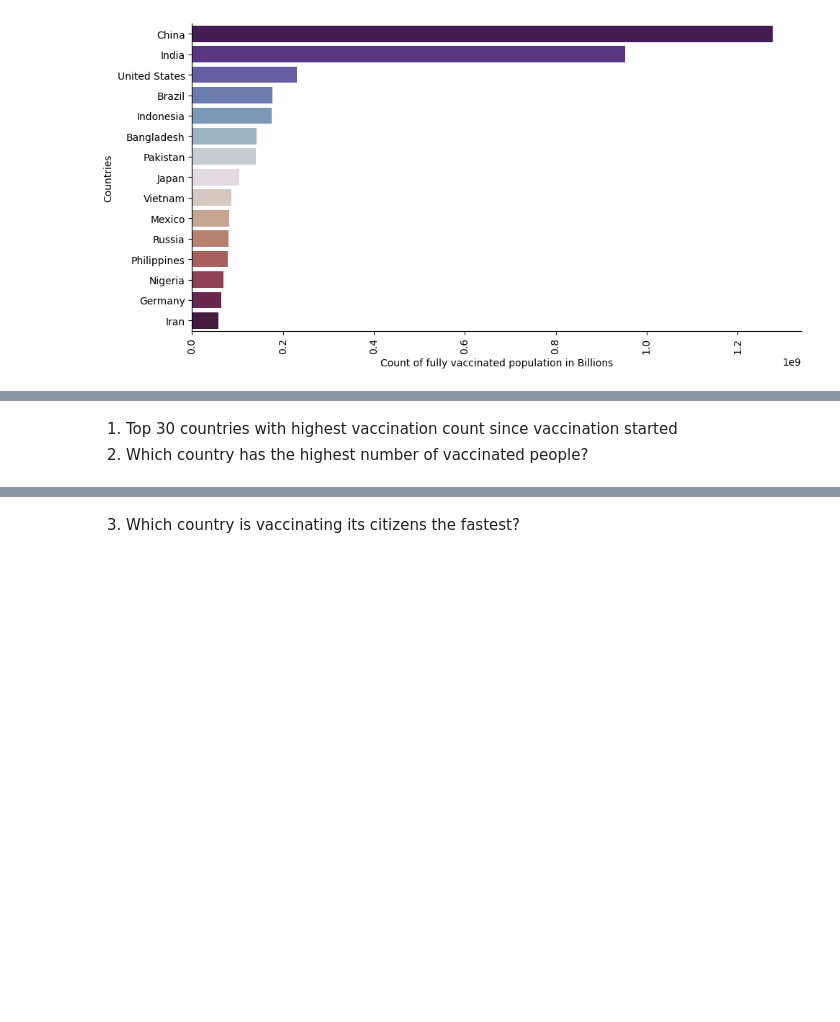
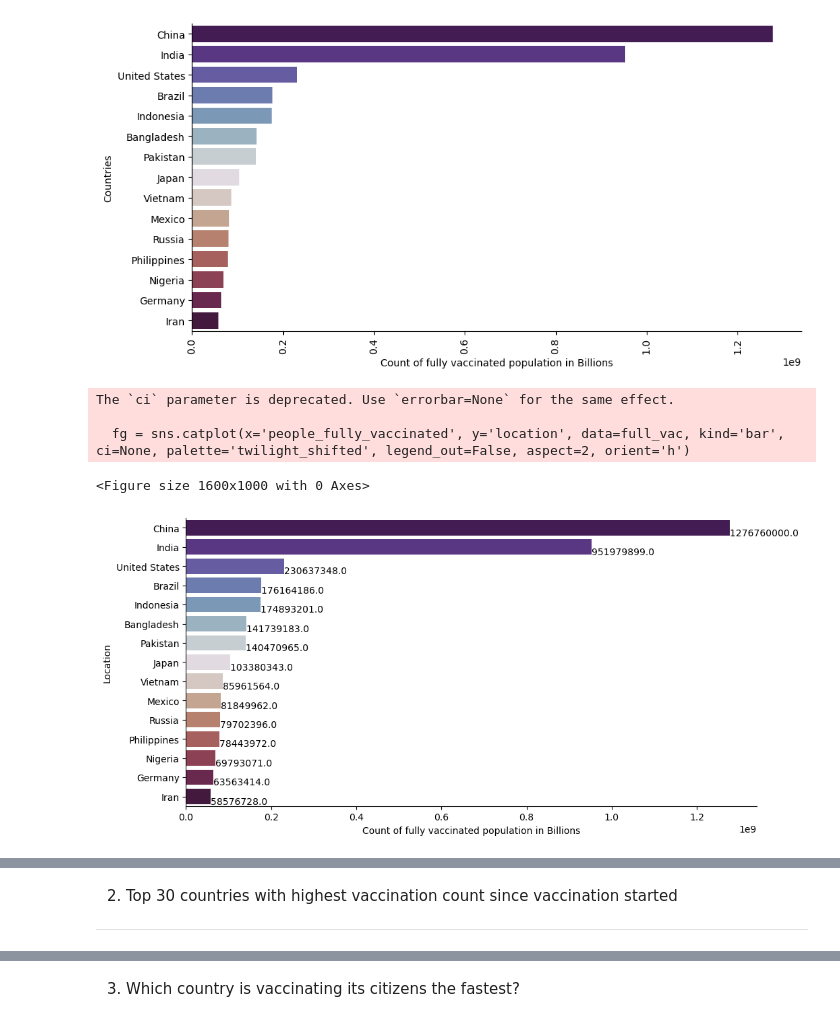
Before and after one commit to lewah/mangosplit, a Jupyter notebook: COVID-19/step3.ipynb, the cells around one changed output, grey strips where cells are left out. Cells and saved outputs as stored; diff of their text form; code cells hidden in the pictures; blank space fills up the shorter version.

Commit message:
visualisation

```diff
--- a/COVID-19/step3.ipynb
+++ b/COVID-19/step3.ipynb
@@ -66,6 +67,30 @@ The `ci` parameter is deprecated. Use `errorbar=None` for the same effect.
 
   sns.catplot(x='people_fully_vaccinated', y='location', data=full_vac, kind='bar', ci=None, palette='twilight_shifted', legend_out=False, aspect=2, orient='h')
 [figure]
+# %%
+plt.figure(figsize=(16,10))
+
+fg = sns.catplot(x='people_fully_vaccinated', y='location', data=full_vac, kind='bar', ci=None, palette='twilight_shifted', legend_out=False, aspect=2, orient='h')
+plt.xlabel('Count of fully vaccinated population in Billions')
+plt.ylabel('Location')
+
+# Iterate through each Axes in the FacetGrid
+for ax in fg.axes.flat:
+    for patch in ax.patches:
+        width = patch.get_width()
+        height = patch.get_height()
+        x = patch.get_x()
+        y = patch.get_y()
+
+        plt.text(width + x, height + y, '{:.1f} '.format(width))
+
+plt.show()
+# %% [output]
+The `ci` parameter is deprecated. Use `errorbar=None` for the same effect.
+
+  fg = sns.catplot(x='people_fully_vaccinated', y='location', data=full_vac, kind='bar', ci=None, palette='twilight_shifted', legend_out=False, aspect=2, orient='h')
+<Figure size 1600x1000 with 0 Axes>
+[figure, added]
 # %%
 # How to Get Top 10 Highest or Lowest Values in Pandas
 # df_top15 = df.loc[df['total_vaccinations'].nlargest(n=15).index].reset_index(drop=True)
@@ -89,5 +114,6 @@ df_top15
 | 13 | CHN | Asia | China | 20/07/2022 | 3.415146e+09 | 1.298161e+09 | 1.264385e+09 | ... |
 | 14 | CHN | Asia | China | 07/07/2022 | 3.406557e+09 | 1.295626e+09 | 1.261908e+09 | ... |
 # %% [markdown]
-1. Top 30 countries with highest vaccination count since vaccination started
-2. Which country has the highest number of vaccinated people?
+2. Top 30 countries with highest vaccination count since vaccination started
+
+----
```
Also changed, not shown: parts of 7 cells of this notebook.
